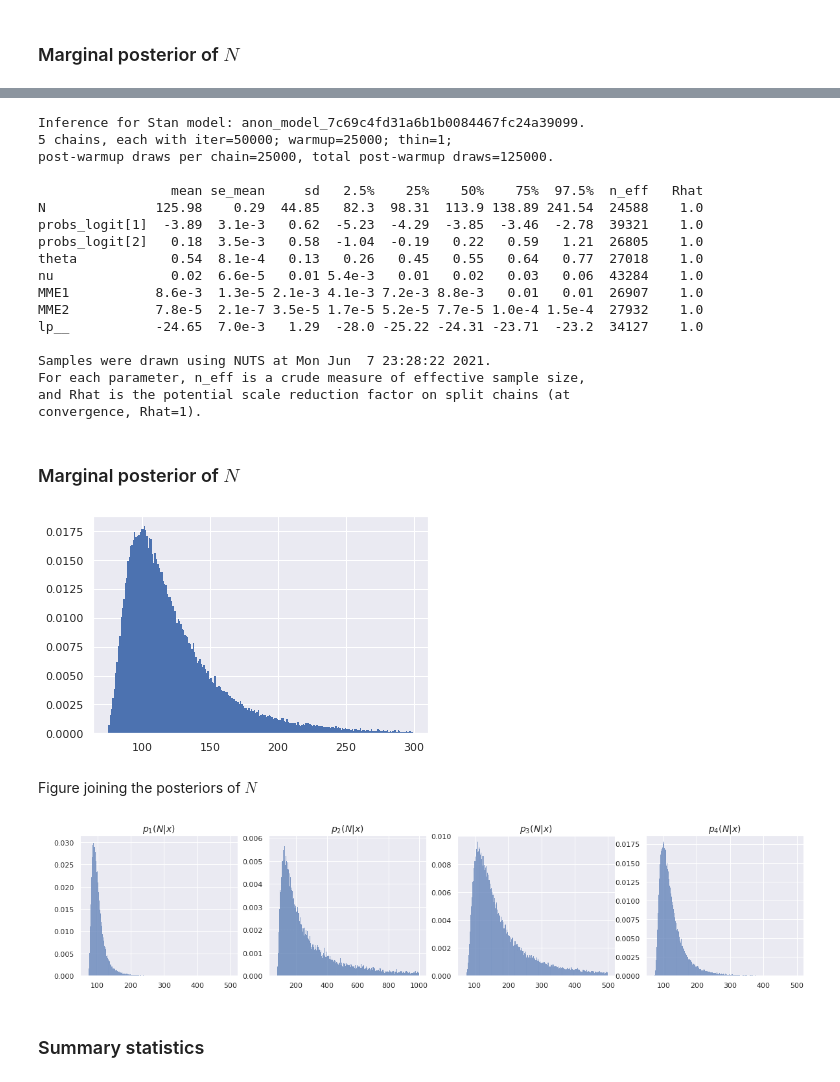
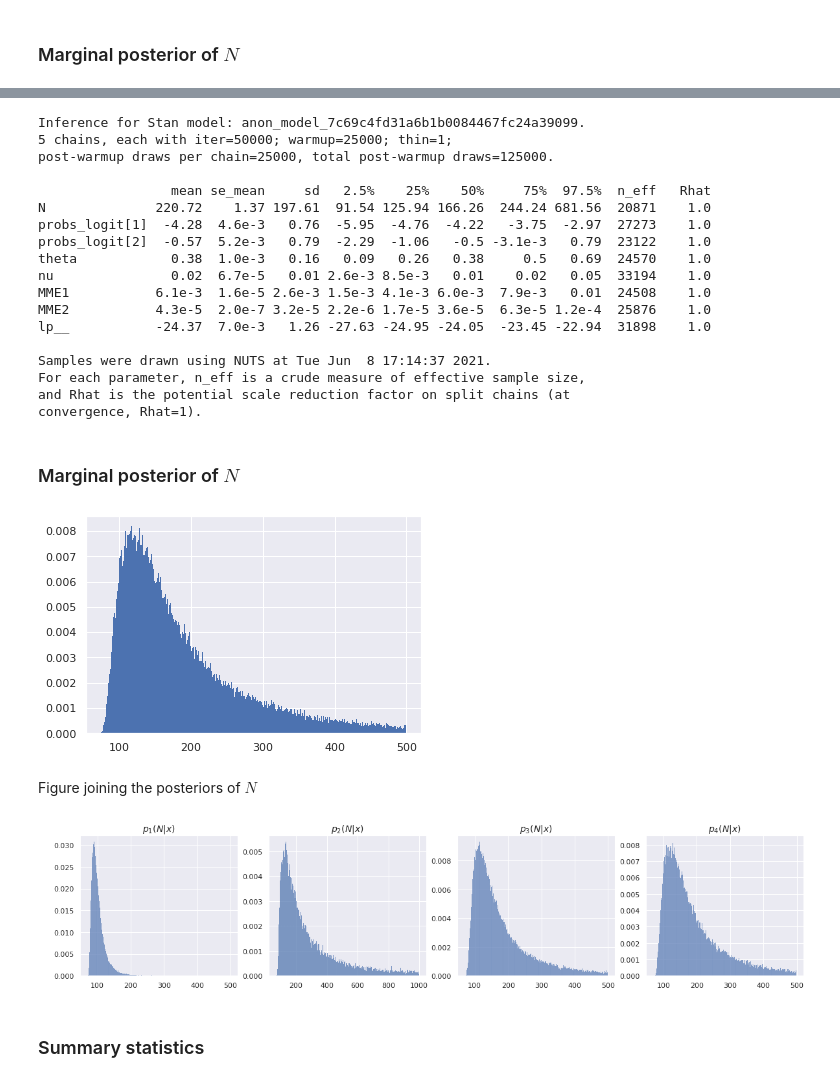
Before and after one commit to lucasmoschen/phd-bayesian-statistics, a Jupyter notebook: notebooks/final_exam.ipynb, the cells around one changed output, grey strips where cells are left out. Saved outputs shown, nothing was run; the diff lists cells and outputs as text; code cells hidden in the pictures.

```diff
--- a/notebooks/final_exam.ipynb
+++ b/notebooks/final_exam.ipynb
@@ -550,7 +549,7 @@ geom_corr_data = {
     "x_obs": waterbuck,
     "n": waterbuck.shape[0],
     'eta': np.array([0,0]),
-    'Sigma': np.array([[2.5,-1],[-1,2.5]]),
+    'Sigma': np.array([[2.5,1],[1,2.5]]),
 }
 
 fit_geom_corr = sm_geom_corr.sampling(data=geom_corr_data, iter=50000, chains=5,
@@ -562,27 +561,27 @@ Inference for Stan model: anon_model_7c69c4fd31a6b1b0084467fc24a39099.
 5 chains, each with iter=50000; warmup=25000; thin=1;
 post-warmup draws per chain=25000, total post-warmup draws=125000.
 
-                 mean se_mean     sd   2.5%    25%    50%    75%  97.5%  n_eff   Rhat
-N              125.98    0.29  44.85   82.3  98.31  113.9 138.89 241.54  24588    1.0
-probs_logit[1]  -3.89  3.1e-3   0.62  -5.23  -4.29  -3.85  -3.46  -2.78  39321    1.0
-probs_logit[2]   0.18  3.5e-3   0.58  -1.04  -0.19   0.22   0.59   1.21  26805    1.0
-theta            0.54  8.1e-4   0.13   0.26   0.45   0.55   0.64   0.77  27018    1.0
-nu               0.02  6.6e-5   0.01 5.4e-3   0.01   0.02   0.03   0.06  43284    1.0
-MME1           8.6e-3  1.3e-5 2.1e-3 4.1e-3 7.2e-3 8.8e-3   0.01   0.01  26907    1.0
-MME2           7.8e-5  2.1e-7 3.5e-5 1.7e-5 5.2e-5 7.7e-5 1.0e-4 1.5e-4  27932    1.0
-lp__           -24.65  7.0e-3   1.29  -28.0 -25.22 -24.31 -23.71  -23.2  34127    1.0
+                 mean se_mean     sd   2.5%    25%    50%     75%  97.5%  n_eff   Rhat
+N              220.72    1.37 197.61  91.54 125.94 166.26  244.24 681.56  20871    1.0
+probs_logit[1]  -4.28  4.6e-3   0.76  -5.95  -4.76  -4.22   -3.75  -2.97  27273    1.0
+probs_logit[2]  -0.57  5.2e-3   0.79  -2.29  -1.06   -0.5 -3.1e-3   0.79  23122    1.0
+theta            0.38  1.0e-3   0.16   0.09   0.26   0.38     0.5   0.69  24570    1.0
+nu               0.02  6.7e-5   0.01 2.6e-3 8.5e-3   0.01    0.02   0.05  33194    1.0
+MME1           6.1e-3  1.6e-5 2.6e-3 1.5e-3 4.1e-3 6.0e-3  7.9e-3   0.01  24508    1.0
+MME2           4.3e-5  2.0e-7 3.2e-5 2.2e-6 1.7e-5 3.6e-5  6.3e-5 1.2e-4  25876    1.0
+lp__           -24.37  7.0e-3   1.26 -27.63 -24.95 -24.05  -23.45 -22.94  31898    1.0
 
-Samples were drawn using NUTS at Mon Jun  7 23:28:22 2021.
+Samples were drawn using NUTS at Tue Jun  8 17:14:37 2021.
 For each parameter, n_eff is a crude measure of effective sample size,
 and Rhat is the potential scale reduction factor on split chains (at
 convergence, Rhat=1).
 # %% [markdown]
 ### Marginal posterior of $N$
 # %%
-plt.hist(fit_geom_corr.extract()["N"], bins = range(75, 300), density = True, edgecolor = "none")
+plt.hist(fit_geom_corr.extract()["N"], bins = range(75, 500), density = True, edgecolor = "none")
 plt.show()
 # %% [output]
-[figure, old version]
+[figure, new version]
 # %% [markdown]
 Figure joining the posteriors of $N$
 # %%
@@ -600,7 +599,7 @@ for i in range(4):
 plt.savefig("../images/marginal-distributions-waterbuck.png", bbox_inches = 'tight')
 plt.show()
 # %% [output]
-[figure, old version]
+[figure, new version]
 # %% [markdown]
 ### Summary statistics
 # %%
```
Also changed, not shown: parts of 36 cells of this notebook, 15 other files.
